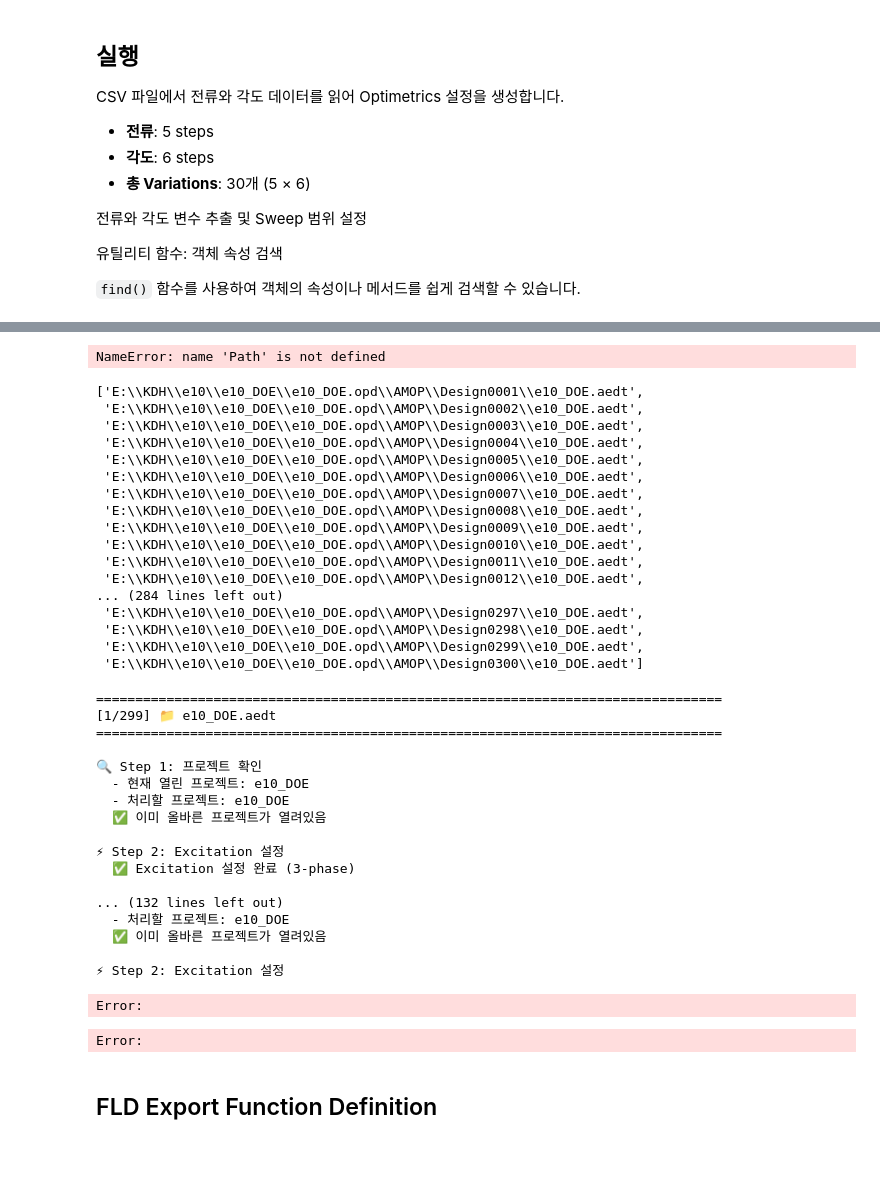
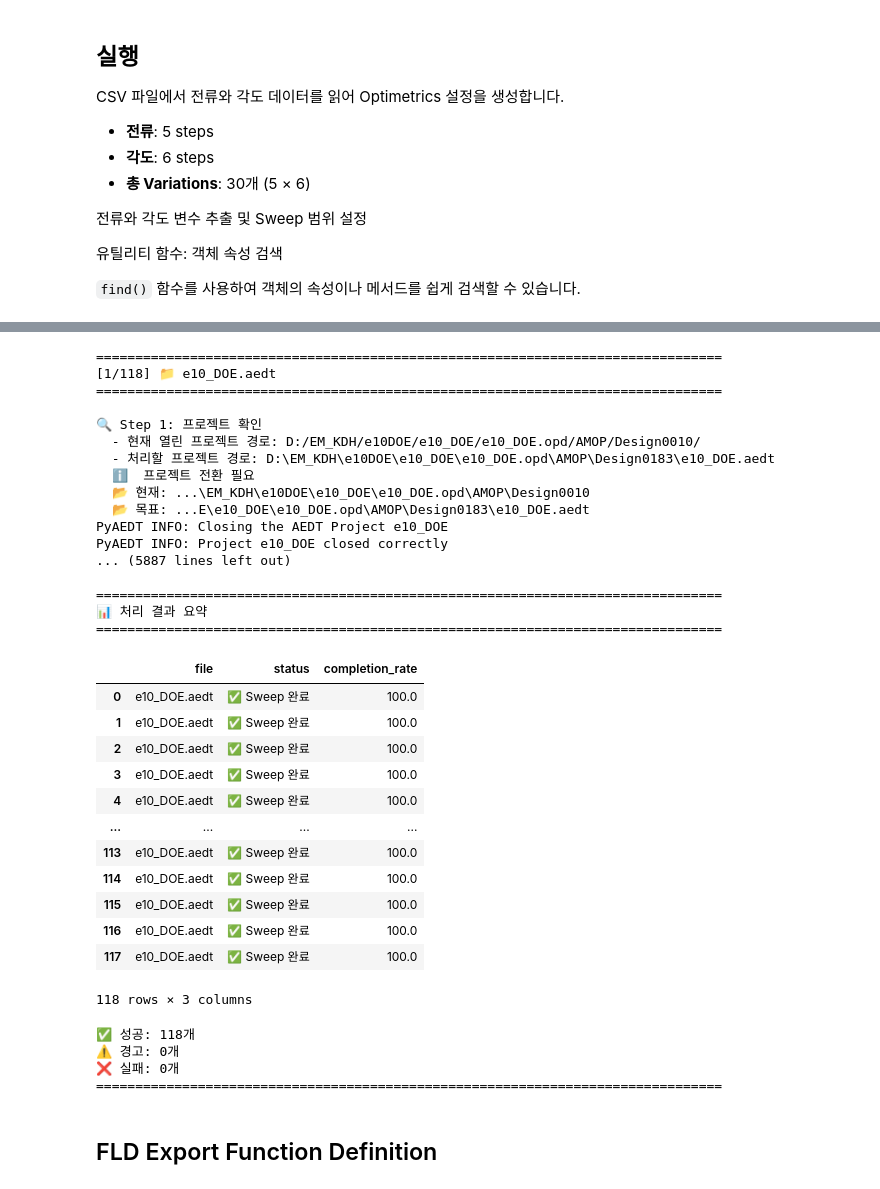
Before and after one commit to enjoyneer87/eMach, a Jupyter notebook: pyAEDT/devAEDT3DMotor_dqMap_DOE.ipynb, the cells around one changed output, grey strips where cells are left out. Drawn from its saved outputs; the diff is of its cells as text; code cells hidden in the pictures; blank space fills up the shorter version.

```diff
--- a/pyAEDT/devAEDT3DMotor_dqMap_DOE.ipynb
+++ b/pyAEDT/devAEDT3DMotor_dqMap_DOE.ipynb
@@ -141,7 +141,8 @@ import pandas as pd
 from aedt_file_utils import find_aedt_files, find_lock_files, remove_lock_files, find
 
 # AEDT 파일 검색 예시
-target_dir = r"E:\KDH\e10\e10_DOE\e10_DOE.opd\AMOP"
+# target_dir = r"E:\KDH\e10\e10_DOE\e10_DOE.opd\AMOP"  # openlab
+target_dir=r"D:\EM_KDH\e10DOE\e10_DOE\e10_DOE.opd\AMOP"  #133
 aedt_files = find_aedt_files(target_dir, recursive=True)
 lock_files = find_lock_files(target_dir)
 result = remove_lock_files(lock_files)
@@ -219,27 +216,3 @@ m2d.project_path
-# %%
-file_path = Path(1)
-# %% [output]
-NameError: name 'Path' is not defined
-# %%
-file_paths
-# %% [output]
-['E:\\KDH\\e10\\e10_DOE\\e10_DOE.opd\\AMOP\\Design0001\\e10_DOE.aedt',
- 'E:\\KDH\\e10\\e10_DOE\\e10_DOE.opd\\AMOP\\Design0002\\e10_DOE.aedt',
- 'E:\\KDH\\e10\\e10_DOE\\e10_DOE.opd\\AMOP\\Design0003\\e10_DOE.aedt',
- 'E:\\KDH\\e10\\e10_DOE\\e10_DOE.opd\\AMOP\\Design0004\\e10_DOE.aedt',
- 'E:\\KDH\\e10\\e10_DOE\\e10_DOE.opd\\AMOP\\Design0005\\e10_DOE.aedt',
- 'E:\\KDH\\e10\\e10_DOE\\e10_DOE.opd\\AMOP\\Design0006\\e10_DOE.aedt',
- 'E:\\KDH\\e10\\e10_DOE\\e10_DOE.opd\\AMOP\\Design0007\\e10_DOE.aedt',
- 'E:\\KDH\\e10\\e10_DOE\\e10_DOE.opd\\AMOP\\Design0008\\e10_DOE.aedt',
- 'E:\\KDH\\e10\\e10_DOE\\e10_DOE.opd\\AMOP\\Design0009\\e10_DOE.aedt',
- 'E:\\KDH\\e10\\e10_DOE\\e10_DOE.opd\\AMOP\\Design0010\\e10_DOE.aedt',
- 'E:\\KDH\\e10\\e10_DOE\\e10_DOE.opd\\AMOP\\Design0011\\e10_DOE.aedt',
- 'E:\\KDH\\e10\\e10_DOE\\e10_DOE.opd\\AMOP\\Design0012\\e10_DOE.aedt',
-... (284 lines left out)
- 'E:\\KDH\\e10\\e10_DOE\\e10_DOE.opd\\AMOP\\Design0297\\e10_DOE.aedt',
- 'E:\\KDH\\e10\\e10_DOE\\e10_DOE.opd\\AMOP\\Design0298\\e10_DOE.aedt',
- 'E:\\KDH\\e10\\e10_DOE\\e10_DOE.opd\\AMOP\\Design0299\\e10_DOE.aedt',
- 'E:\\KDH\\e10\\e10_DOE\\e10_DOE.opd\\AMOP\\Design0300\\e10_DOE.aedt']
 # %%
 """
 강건한 AEDT 파일 일괄 처리 루프
@@ -264,12 +237,12 @@ ipeak_steps = 5
 phase_steps = 6
 
 
-for file_idx, fileIndex in enumerate(file_paths[1:300], 1):
+for file_idx, fileIndex in enumerate(file_paths[1:150], 1):
     file_path = Path(fileIndex)
     file_name = file_path.name
 
     print(f"\n{'='*80}")
-    print(f"[{file_idx}/{len(file_paths[1:300])}] 📁 {file_name}")
+    print(f"[{file_idx}/{len(file_paths[1:150])}] 📁 {file_name}")
     print(f"{'='*80}")
 
     try:
@@ -333,8 +306,8 @@ for file_idx, fileIndex in enumerate(file_paths[1:300], 1):
 
             # 전류 수식 설정
             ph1Current = 'IPeak  * sin(MachineRPM/1rpm*NumPoles/60*pi*time+PhaseAdvance-0deg+0)'
-            ph2Current = 'IPeak  * sin(MachineRPM/1rpm*NumPoles/60*pi*time+PhaseAdvance-240deg+0)'
-            ph3Current = 'IPeak  * sin(MachineRPM/1rpm*NumPoles/60*pi*time+PhaseAdvance-120deg+0)'
+            ph2Current = 'IPeak  * sin(MachineRPM/1rpm*NumPoles/60*pi*time+PhaseAdvance-120deg+0)'
+            ph3Current = 'IPeak  * sin(MachineRPM/1rpm*NumPoles/60*pi*time+PhaseAdvance-240deg+0)'
 
             # 전류 적용
             Ph1Obj.update_property(prop_name='Current', prop_value=ph1Current)
@@ -684,47 +657,62 @@ for file_idx, fileIndex in enumerate(file_paths[1:300], 1):
         processing_results.append({
             'file': file_name,
             'status': '❌ 처리 실패',
             'error': str(e)
         })
         continue
 
 # ===== 최종 결과 요약 =====
 print("\n" + "=" * 80)
 print("📊 처리 결과 요약")
 print("=" * 80)
 
 if processing_results:
     import pandas as pd
     df_results = pd.DataFrame(processing_results)
     display(df_results)
 
     print(f"\n✅ 성공: {sum('✅' in r['status'] for r in processing_results)}개")
     print(f"⚠️ 경고: {sum('⚠️' in r['status'] for r in processing_results)}개")
     print(f"❌ 실패: {sum('❌' in r['status'] for r in processing_results)}개")
 else:
     print("ℹ️  처리된 파일이 없습니다.")
 
 print("=" * 80)
 # %% [output]
 ================================================================================
-[1/299] 📁 e10_DOE.aedt
+[1/118] 📁 e10_DOE.aedt
 ================================================================================
 
 🔍 Step 1: 프로젝트 확인
-  - 현재 열린 프로젝트: e10_DOE
-  - 처리할 프로젝트: e10_DOE
-  ✅ 이미 올바른 프로젝트가 열려있음
+  - 현재 열린 프로젝트 경로: D:/EM_KDH/e10DOE/e10_DOE/e10_DOE.opd/AMOP/Design0010/
+  - 처리할 프로젝트 경로: D:\EM_KDH\e10DOE\e10_DOE\e10_DOE.opd\AMOP\Design0183\e10_DOE.aedt
+  ℹ️  프로젝트 전환 필요
+  📂 현재: ...\EM_KDH\e10DOE\e10_DOE\e10_DOE.opd\AMOP\Design0010
+  📂 목표: ...E\e10_DOE\e10_DOE.opd\AMOP\Design0183\e10_DOE.aedt
+PyAEDT INFO: Closing the AEDT Project e10_DOE
+PyAEDT INFO: Project e10_DOE closed correctly
+... (5887 lines left out)
 
-⚡ Step 2: Excitation 설정
-  ✅ Excitation 설정 완료 (3-phase)
-
-... (132 lines left out)
-  - 처리할 프로젝트: e10_DOE
-  ✅ 이미 올바른 프로젝트가 열려있음
-
-⚡ Step 2: Excitation 설정
+================================================================================
+📊 처리 결과 요약
+================================================================================
+|  | file | status | completion_rate |
+| 0 | e10_DOE.aedt | ✅ Sweep 완료 | 100.0 |
+| 1 | e10_DOE.aedt | ✅ Sweep 완료 | 100.0 |
+| 2 | e10_DOE.aedt | ✅ Sweep 완료 | 100.0 |
+| 3 | e10_DOE.aedt | ✅ Sweep 완료 | 100.0 |
+| 4 | e10_DOE.aedt | ✅ Sweep 완료 | 100.0 |
+| ... | ... | ... | ... |
+| 113 | e10_DOE.aedt | ✅ Sweep 완료 | 100.0 |
+| 114 | e10_DOE.aedt | ✅ Sweep 완료 | 100.0 |
+| 115 | e10_DOE.aedt | ✅ Sweep 완료 | 100.0 |
+| 116 | e10_DOE.aedt | ✅ Sweep 완료 | 100.0 |
+| 117 | e10_DOE.aedt | ✅ Sweep 완료 | 100.0 |
-Error:
+118 rows × 3 columns
-Error:
+✅ 성공: 118개
+⚠️ 경고: 0개
+❌ 실패: 0개
+================================================================================
 # %%
 # Parametric Sweep 결과 검증 (validate_and_display_csv 함수 사용)
 from aedt_csv_validator import validate_and_display_csv
```
Also changed, not shown: parts of 3 cells of this notebook.
